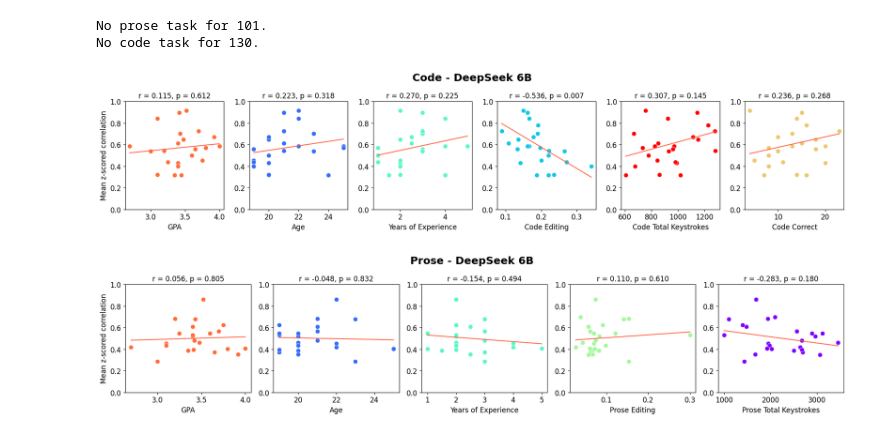
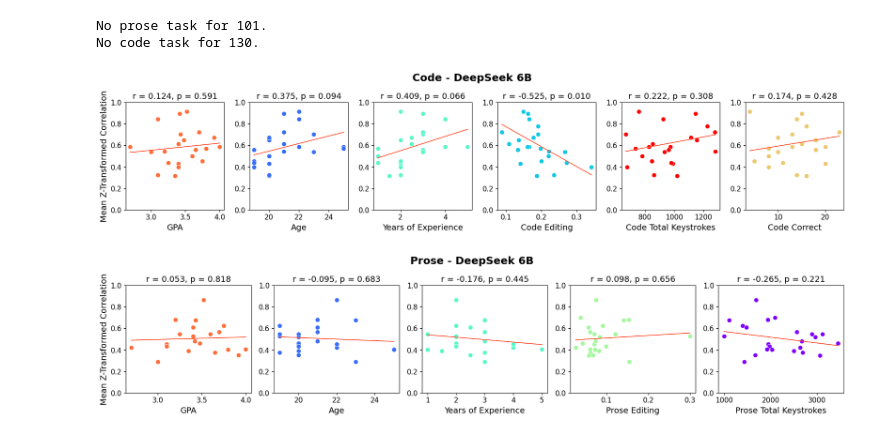
Before and after one commit to largehappygroup/fmri_model, a Jupyter notebook: analysis/fir/rq1_modeling_performance_correlations.ipynb, the cells around one changed output. Saved outputs shown, nothing was run; the diff lists cells and outputs as text; code cells hidden in the pictures.

```diff
--- a/analysis/fir/rq1_modeling_performance_correlations.ipynb
+++ b/analysis/fir/rq1_modeling_performance_correlations.ipynb
@@ -82,7 +82,10 @@ for m in best_models:
     mask = ((records['task'] == task) &
             (records['model'] == model) &
             (records['ndelays'] == delays) &
-            (records['look_ahead'] == look_ahead))
+            (records['look_ahead'] == look_ahead) &
+            (records['participant'] != '101') &
+            (records['participant'] != '130')
+        )
 
     for p, df in records[mask].groupby(['participant']):
         p = p[0]
@@ -109,35 +112,35 @@ for m in best_models:
     pids = list(participant_means[m].keys())
     pids = [int(p) for p in pids]
     common_ids = [pid for pid in pids if pid in demo_data.index]
     brain_vals = np.array([performance[str(pid)] for pid in common_ids])
 
     fig, axes = plt.subplots(1, len(filtered_vars), figsize=(18, 4))
     fig.suptitle(model_labels[m], fontsize=18, fontweight='bold')
 
     var_keys = list(variables.keys())
     for ax, (var_label, col) in zip(axes, filtered_vars.items()):
         color = palette[var_keys.index(var_label)]
         demo_vals = demo_data.loc[common_ids, col].values.astype(float)
         # print(color)
 
         mask = ~np.isnan(demo_vals)
         x, y = demo_vals[mask], brain_vals[mask]
 
         r, p = stats.pearsonr(x, y)
 
         ax.scatter(x, y, color=color, edgecolors='white', linewidths=0.5, s=60)
         m_fit, b_fit = np.polyfit(x, y, 1)
         x_line = np.linspace(x.min(), x.max(), 100)
         ax.plot(x_line, m_fit * x_line + b_fit, color='tomato', linewidth=1.5)
         ax.set_ylim([0.0, 1.0])
-        ax.set_xlabel(var_label, fontsize=12)
+        ax.set_xlabel(var_label, fontsize=14)
         ax.tick_params(axis='both', labelsize=12)
-        ax.set_ylabel('Mean z-scored correlation' if ax == axes[0] else '', fontsize=12)
-        ax.set_title(f"r = {r:.3f}, p = {p:.3f}", fontsize=12)
+        ax.set_ylabel('Mean Z-Transformed Correlation' if ax == axes[0] else '', fontsize=14)
+        ax.set_title(f"r = {r:.3f}, p = {p:.3f}", fontsize=14)
 
     plt.tight_layout()
     plt.savefig(f"/tank/home/zachkaras/fmri_model_data/plots/corr_{task}.png", dpi=200, bbox_inches='tight')
     plt.show()
 # %% [output]
-[figure, old version]
+[figure, new version]
-[figure, old version]
+[figure, new version]
```
Also changed, not shown: 3 other files.
